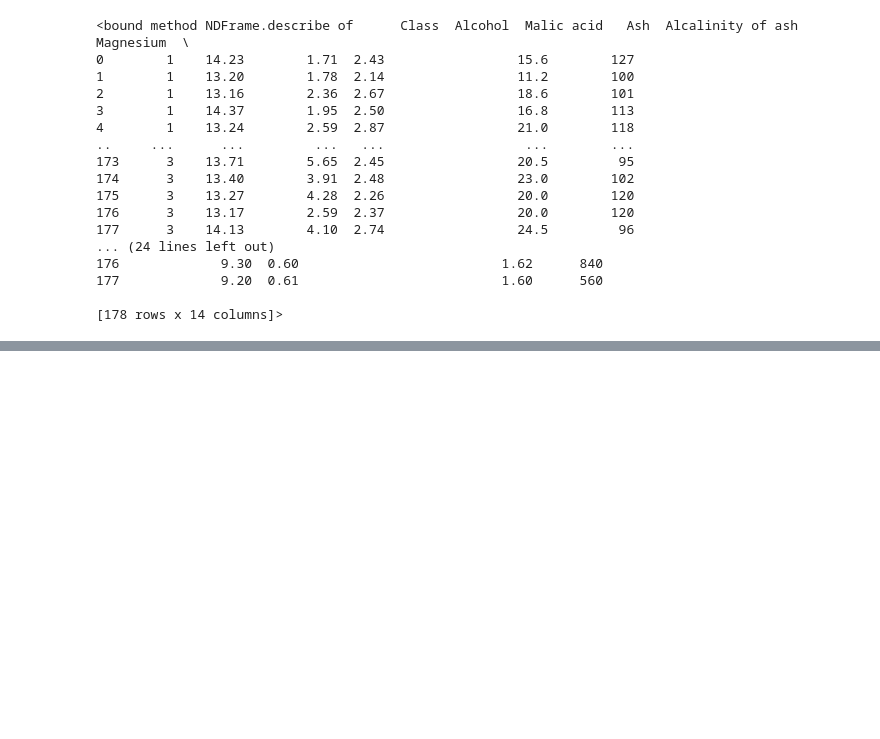
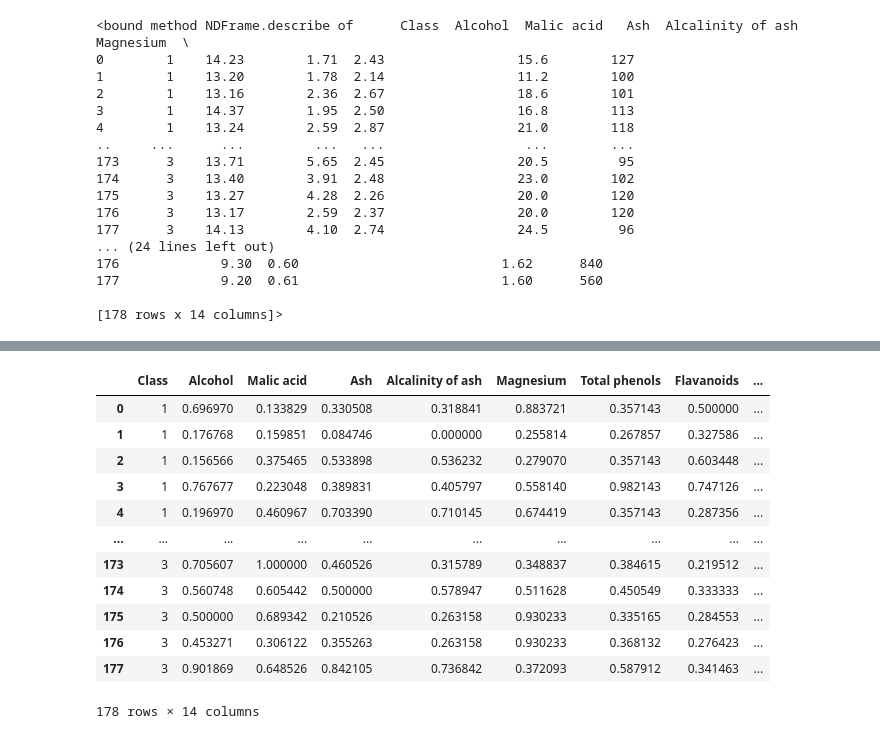
Before and after one commit to DavidMatias44/rp, a Jupyter notebook: xd2/normalizacion.ipynb, the cells around one changed output, grey strips where cells are left out. Drawn from its saved outputs; the diff is of its cells as text; code cells hidden in the pictures; blank space fills up the shorter version.

```diff
--- a/xd2/normalizacion.ipynb
+++ b/xd2/normalizacion.ipynb
@@ -81,0 +110,18 @@ def get_norm_by_class(df, method, ):
+# %%
+df_copy2 = df.copy()
+df_copy2 = get_norm_by_class(df_copy2, 'min-max')
+df_copy2
+# %% [output]
+|  | Class | Alcohol | Malic acid | Ash | Alcalinity of ash | Magnesium | Total phenols | Flavanoids | ... |
+| 0 | 1 | 0.696970 | 0.133829 | 0.330508 | 0.318841 | 0.883721 | 0.357143 | 0.500000 | ... |
+| 1 | 1 | 0.176768 | 0.159851 | 0.084746 | 0.000000 | 0.255814 | 0.267857 | 0.327586 | ... |
+| 2 | 1 | 0.156566 | 0.375465 | 0.533898 | 0.536232 | 0.279070 | 0.357143 | 0.603448 | ... |
+| 3 | 1 | 0.767677 | 0.223048 | 0.389831 | 0.405797 | 0.558140 | 0.982143 | 0.747126 | ... |
+| 4 | 1 | 0.196970 | 0.460967 | 0.703390 | 0.710145 | 0.674419 | 0.357143 | 0.287356 | ... |
+| ... | ... | ... | ... | ... | ... | ... | ... | ... | ... |
+| 173 | 3 | 0.705607 | 1.000000 | 0.460526 | 0.315789 | 0.348837 | 0.384615 | 0.219512 | ... |
+| 174 | 3 | 0.560748 | 0.605442 | 0.500000 | 0.578947 | 0.511628 | 0.450549 | 0.333333 | ... |
+| 175 | 3 | 0.500000 | 0.689342 | 0.210526 | 0.263158 | 0.930233 | 0.335165 | 0.284553 | ... |
+| 176 | 3 | 0.453271 | 0.306122 | 0.355263 | 0.263158 | 0.930233 | 0.368132 | 0.276423 | ... |
+| 177 | 3 | 0.901869 | 0.648526 | 0.842105 | 0.736842 | 0.372093 | 0.587912 | 0.341463 | ... |
+178 rows × 14 columns
```
Also changed, not shown: parts of 5 cells of this notebook.
